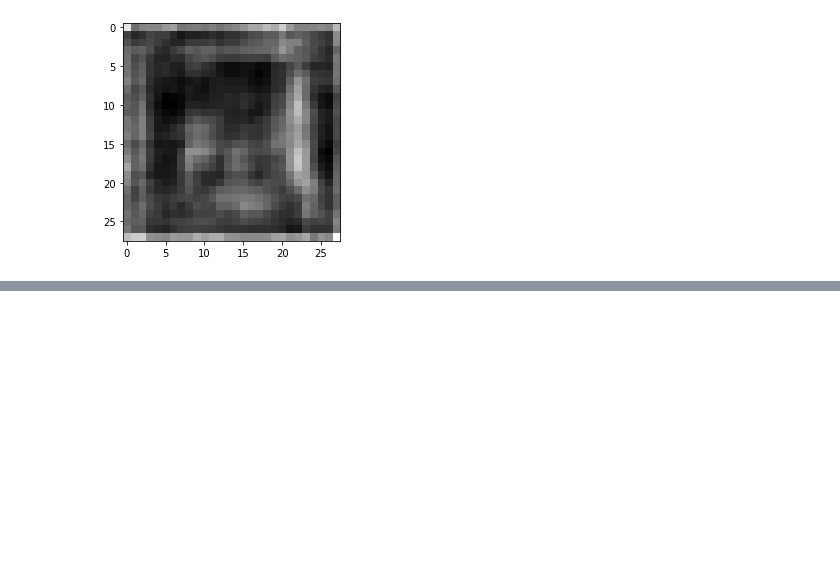
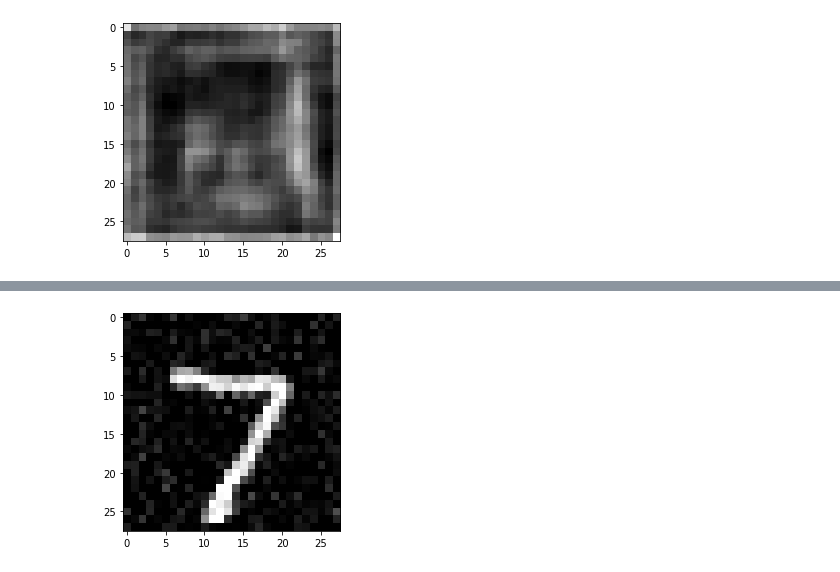
Before and after one commit to CookieBox-NLP/cookiebox, a Jupyter notebook: autoencoder_mnist/cnn_autoencoder_mnist.ipynb, the cells around one changed output, grey strips where cells are left out. Saved outputs shown, nothing was run; the diff lists cells and outputs as text; code cells hidden in the pictures; blank space fills up the shorter version.

```diff
--- a/autoencoder_mnist/cnn_autoencoder_mnist.ipynb
+++ b/autoencoder_mnist/cnn_autoencoder_mnist.ipynb
@@ -185,0 +201,5 @@ plt.imshow(V)
+# %%
+plt.imshow(X_test_noisy[0].reshape(28, 28))
+plt.gray()
+# %% [output]
+[figure, added]
```
Also changed, not shown: parts of 7 cells of this notebook.
